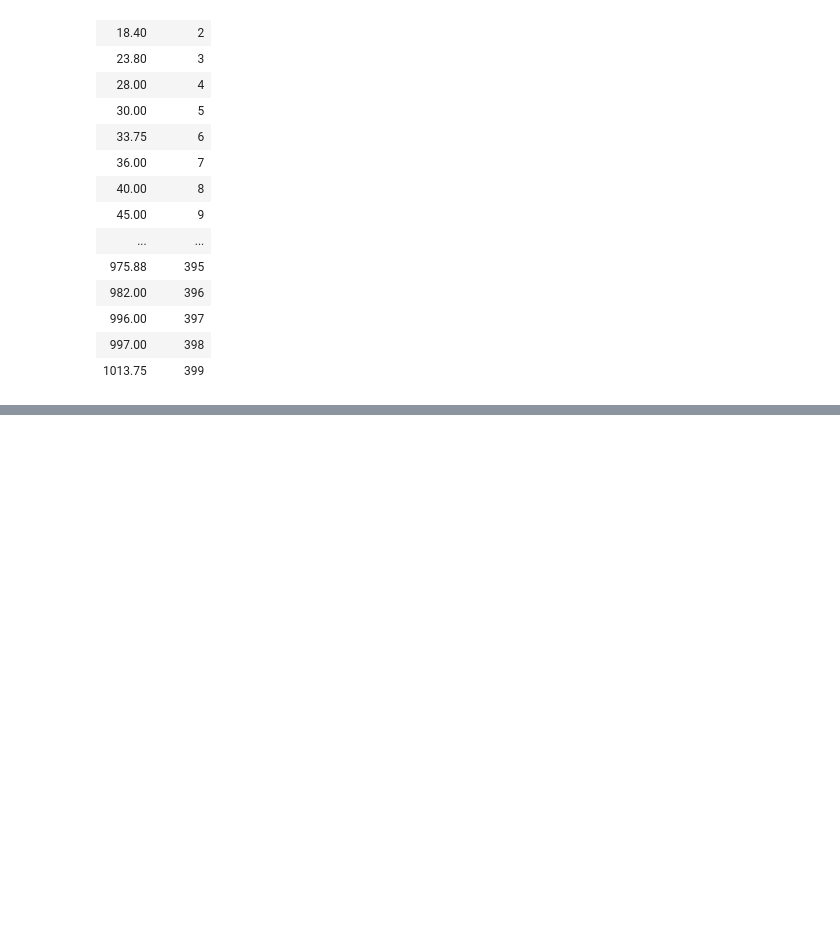
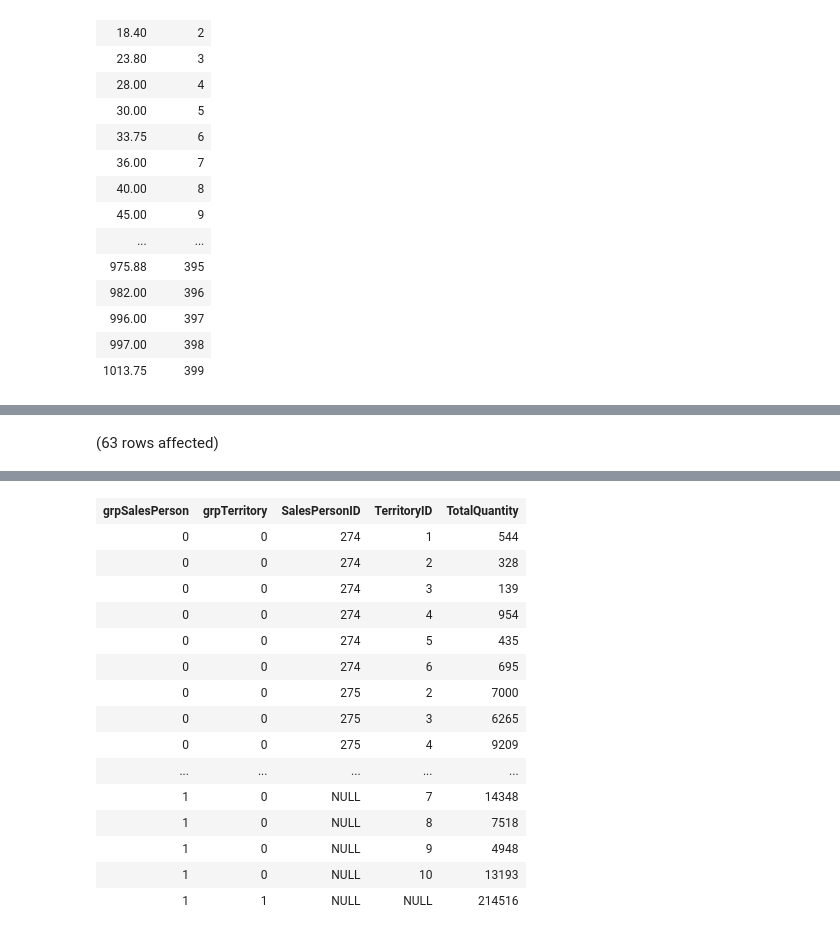
Before and after one commit to Rahib-Khan/Group_3_FromNov11, a Jupyter notebook: PHW7/Heidi Luna/G381_3_HW7_HeidiLuna.ipynb, the cells around one changed output, grey strips where cells are left out. Cells and saved outputs as stored; diff of their text form; code cells hidden in the pictures; blank space fills up the shorter version.

```diff
--- a/PHW7/Heidi Luna/G381_3_HW7_HeidiLuna.ipynb
+++ b/PHW7/Heidi Luna/G381_3_HW7_HeidiLuna.ipynb
@@ -71,0 +481,23 @@ Total execution time: 00:00:00.090
+# %%
+USE AdventureWorks2017;
+
+SELECT
+  GROUPING(sph.BusinessEntityID) AS grpSalesPerson,
+  GROUPING(st.TerritoryID) AS grpTerritory,
+  sph.BusinessEntityID AS SalesPersonID,
+  st.TerritoryID AS TerritoryID,
+  SUM(sod.OrderQty) AS TotalQuantity
+FROM
+  Sales.SalesOrderHeader soh
+JOIN
+  Sales.SalesOrderDetail sod ON soh.SalesOrderID = sod.SalesOrderID
+JOIN
+  Sales.SalesPerson sph ON soh.SalesPersonID = sph.BusinessEntityID
+JOIN
+  Sales.SalesTerritory st ON soh.TerritoryID = st.TerritoryID
+GROUP BY
+  CUBE(sph.BusinessEntityID, st.TerritoryID)
+ORDER BY
+  grpSalesPerson, grpTerritory, SalesPersonID, TerritoryID;
+# %% [output]
+(63 rows affected)
@@ -71,0 +505,16 @@ Total execution time: 00:00:00.090
+| grpSalesPerson | grpTerritory | SalesPersonID | TerritoryID | TotalQuantity |
+| 0 | 0 | 274 | 1 | 544 |
+| 0 | 0 | 274 | 2 | 328 |
+| 0 | 0 | 274 | 3 | 139 |
+| 0 | 0 | 274 | 4 | 954 |
+| 0 | 0 | 274 | 5 | 435 |
+| 0 | 0 | 274 | 6 | 695 |
+| 0 | 0 | 275 | 2 | 7000 |
+| 0 | 0 | 275 | 3 | 6265 |
+| 0 | 0 | 275 | 4 | 9209 |
+| ... | ... | ... | ... | ... |
+| 1 | 0 | NULL | 7 | 14348 |
+| 1 | 0 | NULL | 8 | 7518 |
+| 1 | 0 | NULL | 9 | 4948 |
+| 1 | 0 | NULL | 10 | 13193 |
+| 1 | 1 | NULL | NULL | 214516 |
```
Also changed, not shown: parts of 21 cells of this notebook, 1 other file.
